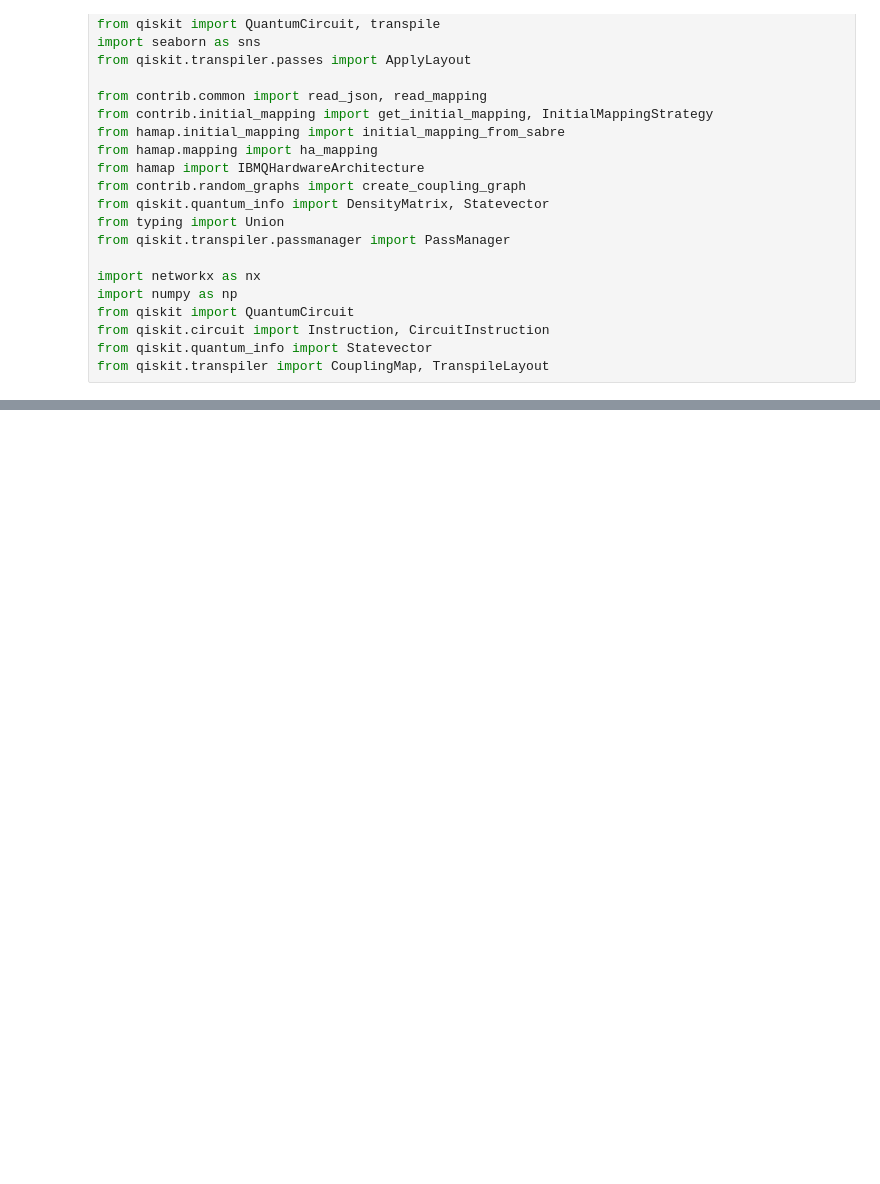
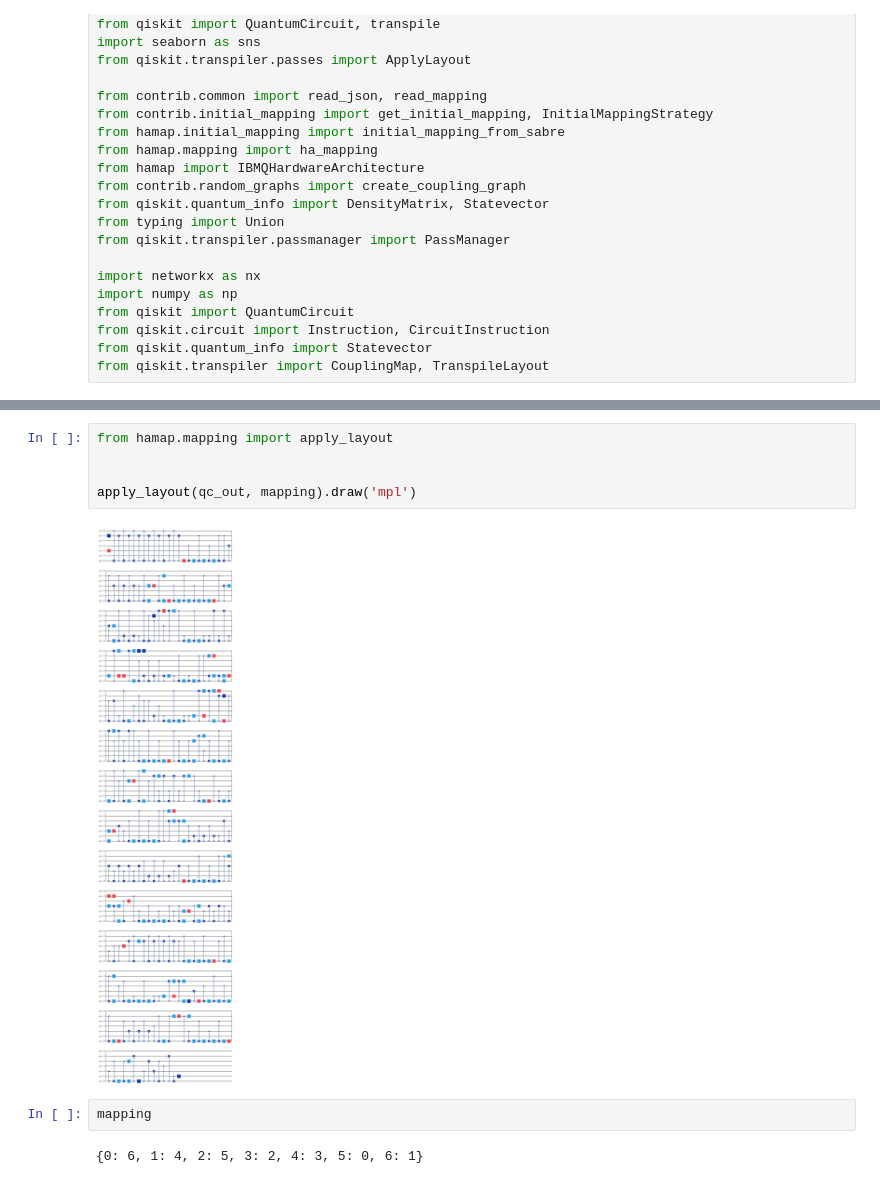
Before and after one commit to congfeng4/QuantumCompiler, a Jupyter notebook: verify_circuit.ipynb, the cells around one changed output, grey strips where cells are left out. Cells and saved outputs as stored; diff of their text form; blank space fills up the shorter version.

```diff
--- a/verify_circuit.ipynb
+++ b/verify_circuit.ipynb
@@ -60,3 +39,14 @@ init
+# %%
+from hamap.mapping import apply_layout
+
+
+apply_layout(qc_out, mapping).draw('mpl')
+# %% [output]
+[figure, added]
+# %%
+mapping
+# %% [output]
+{0: 6, 1: 4, 2: 5, 3: 2, 4: 3, 5: 0, 6: 1}
 # %%
 qc_out.draw('mpl')
 # %% [output]
```
Also changed, not shown: parts of 18 cells of this notebook, 4 other files.
